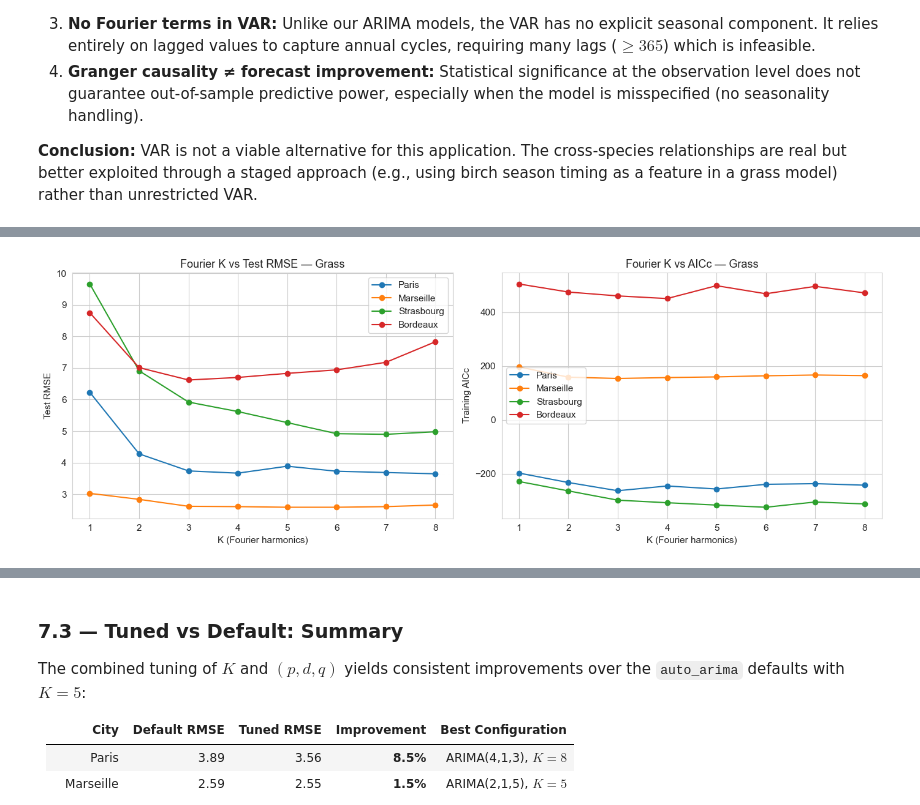
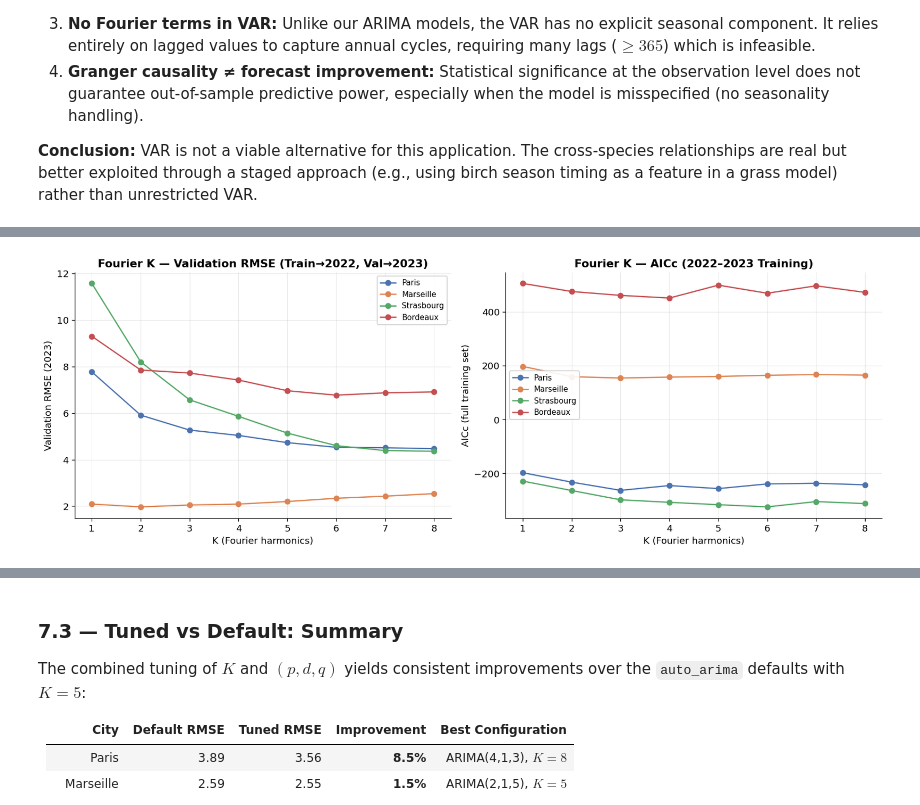
Before and after one commit to jbouniol/time-series-pollen, a Jupyter notebook: Notebooks/03_modelling.ipynb, the cells around one changed output, grey strips where cells are left out. Saved outputs shown, nothing was run; the diff lists cells and outputs as text; code cells hidden in the pictures.

```diff
--- a/Notebooks/03_modelling.ipynb
+++ b/Notebooks/03_modelling.ipynb
@@ -845,70 +900,87 @@ $$f(t) = \frac{a_0}{2} + \sum_{j=1}^{\infty}\left[a_j\cos\!\left(\frac{2\pi j t}
 
 Truncation at $K$ terms introduces approximation error $\|f - f_K\|^2 = \sum_{j>K}(a_j^2 + b_j^2)$. The optimal $K$ balances this bias against estimation variance (additional $2K$ parameters).
 # %%
-# ── 7.1 Fourier K Grid Search — Grass (all cities) ──────────────────────────
+# ── 7.1 Fourier K Selection — AICc + Validation Split (no test leakage) ──────
 K_RANGE = range(1, 9)  # K = 1 to 8
+
+# Single train/val split within training set: 2022 = train_cv, 2023 = val_cv
+VAL_SPLIT = "2023-01-01"
 
 tuning_records = []
 
 for city in CITIES:
     city_df, train_raw, test_raw = get_city_series(city, PRIMARY_SPECIES)
-    y_train = log_transform(train_raw)
+    y_train_full = log_transform(train_raw)
+
+    # Split training set into CV-train (2022) and CV-val (2023)
+    y_tr_cv = y_train_full[y_train_full.index < VAL_SPLIT]
+    y_va_cv = train_raw[train_raw.index >= VAL_SPLIT]  # original scale for RMSE
 
     for K in K_RANGE:
-        fourier_train = make_fourier(y_train.index, K=K)
-        fourier_test  = make_fourier(test_raw.index, K=K)
+        fourier_tr = make_fourier(y_tr_cv.index, K=K)
+        fourier_va = make_fourier(y_va_cv.index, K=K)
+        fourier_full = make_fourier(y_train_full.index, K=K)
 
-        model = pm.auto_arima(
-            y_train.values, X=fourier_train.values,
-            start_p=0, max_p=5, start_q=0, max_q=5,
-            d=None, max_d=2, seasonal=False,
-            stepwise=True, suppress_warnings=True,
-            information_criterion="aicc", error_action="ignore",
-        )
+        try:
+            # Fit on CV-train (2022) → predict CV-val (2023)
+            model_cv = pm.auto_arima(
+                y_tr_cv.values, X=fourier_tr.values,
+                start_p=0, max_p=5, start_q=0, max_q=5,
+                d=None, max_d=2, seasonal=False,
+                stepwise=True, suppress_warnings=True,
+                information_criterion="aicc", error_action="ignore",
+            )
+            y_pred_va = model_cv.predict(n_periods=len(y_va_cv), X=fourier_va.values)
+            val_rmse = np.sqrt(mean_squared_error(y_va_cv.values, inv_log_transform(y_pred_va)))
 
-        y_pred = model.predict(n_periods=len(test_raw), X=fourier_test.values)
-        pred_raw = inv_log_transform(y_pred)
+            # Fit on full train (2022-2023) → report AICc
+            model_full = pm.auto_arima(
+                y_train_full.values, X=fourier_full.values,
+                start_p=0, max_p=5, start_q=0, max_q=5,
+                d=None, max_d=2, seasonal=False,
+                stepwise=True, suppress_warnings=True,
+                information_criterion="aicc", error_action="ignore",
+            )
+            tuning_records.append({
+                "City": city, "K": K, "Order": str(model_full.order),
+                "AICc_train": round(model_full.aicc(), 2),
+                "Val_RMSE": round(val_rmse, 2),
+            })
+        except Exception:
+            pass
 
-        rmse = np.sqrt(mean_squared_error(test_raw.values, pred_raw))
-        mae = mean_absolute_error(test_raw.values, pred_raw)
-
-        tuning_records.append({
-            "City": city, "K": K, "Order": str(model.order),
-            "AICc": round(model.aicc(), 2),
-            "RMSE": round(rmse, 2), "MAE": round(mae, 2),
-            "n_params": model.df_model(),
-        })
+    print(f"{city}: K grid search done")
 
 tuning_df = pd.DataFrame(tuning_records)
 
-# Plot: RMSE vs K for each city
+# ── Plot: Val-RMSE and AICc vs K ────────────────────────────────────────────
 fig, axes = plt.subplots(1, 2, figsize=(14, 5))
 
 for city in CITIES:
-    mask = tuning_df["City"] == city
-    axes[0].plot(tuning_df.loc[mask, "K"], tuning_df.loc[mask, "RMSE"],
-                 marker="o", color=CITY_COLORS[city], label=city)
-    axes[1].plot(tuning_df.loc[mask, "K"], tuning_df.loc[mask, "AICc"],
-                 marker="o", color=CITY_COLORS[city], label=city)
+    cdata = tuning_df[tuning_df["City"] == city]
+    axes[0].plot(cdata["K"], cdata["Val_RMSE"],
+                 marker="o", color=CITY_COLORS[city], label=city, linewidth=1.5)
+    axes[1].plot(cdata["K"], cdata["AICc_train"],
+                 marker="o", color=CITY_COLORS[city], label=city, linewidth=1.5)
 
 axes[0].set_xlabel("K (Fourier harmonics)")
-axes[0].set_ylabel("Test RMSE")
-axes[0].set_title("Fourier K vs Test RMSE — Grass")
+axes[0].set_ylabel("Validation RMSE (2023)")
+axes[0].set_title("Fourier K — Validation RMSE (Train→2022, Val→2023)")
 axes[0].legend()
 axes[0].set_xticks(list(K_RANGE))
 
 axes[1].set_xlabel("K (Fourier harmonics)")
-axes[1].set_ylabel("Training AICc")
-axes[1].set_title("Fourier K vs AICc — Grass")
+axes[1].set_ylabel("AICc (full training set)")
+axes[1].set_title("Fourier K — AICc (2022–2023 Training)")
 axes[1].legend()
 axes[1].set_xticks(list(K_RANGE))
 
 plt.tight_layout()
-plt.savefig(os.path.join(FIG_DIR, "03_fourier_k_tuning.png"), bbox_inches="tight", dpi=150)
+plt.savefig(os.path.join(FIG_DIR, "03_fourier_k_tuning.png"), bbox_inches="tight")
 plt.show()
 
-# Best K per city
-print("=== Optimal Fourier K per City (by test RMSE) ===")
-best_k = tuning_df.loc[tuning_df.groupby("City")["RMSE"].idxmin()]
-display(best_k[["City", "K", "Order", "AICc", "RMSE", "MAE"]])
+# ── Best K per city ──────────────────────────────────────────────────────────
+print("=== Optimal Fourier K per City (by Val RMSE — no test leakage) ===")
+best_k = tuning_df.loc[tuning_df.groupby("City")["Val_RMSE"].idxmin()]
+display(best_k[["City", "K", "Order", "AICc_train", "Val_RMSE"]])
 # %% [output]
@@ -915 +991 @@ display(best_k[["City", "K", "Order", "AICc", "RMSE", "MAE"]])
-[figure, old version]
+[figure, new version]
```
Also changed, not shown: parts of 19 cells of this notebook, 55 other files.
